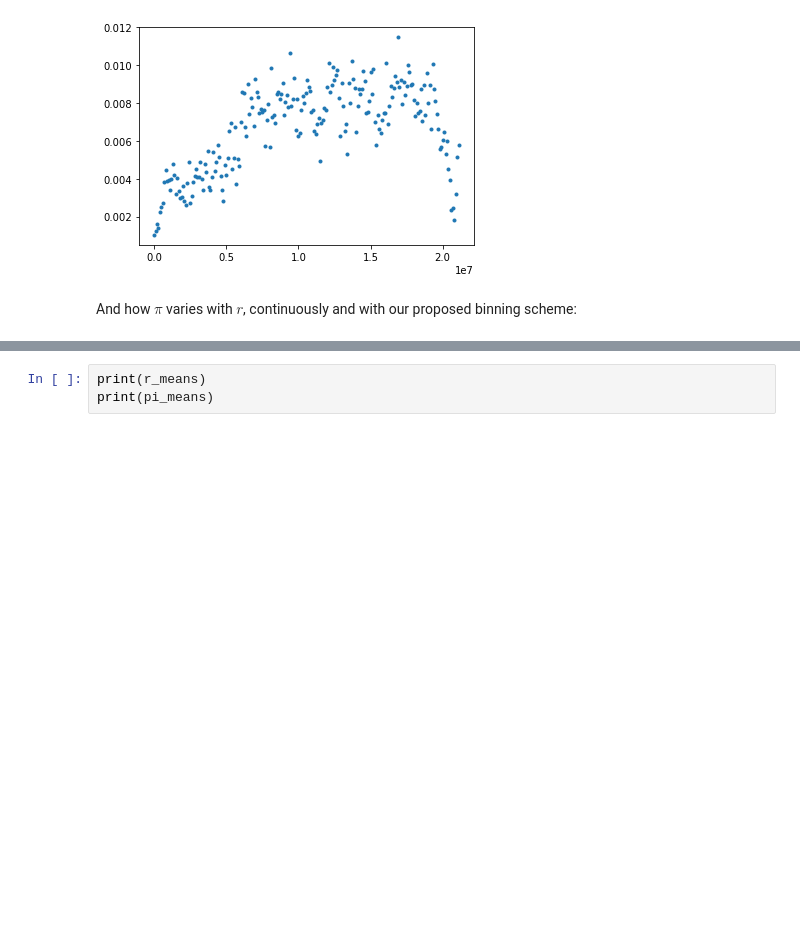
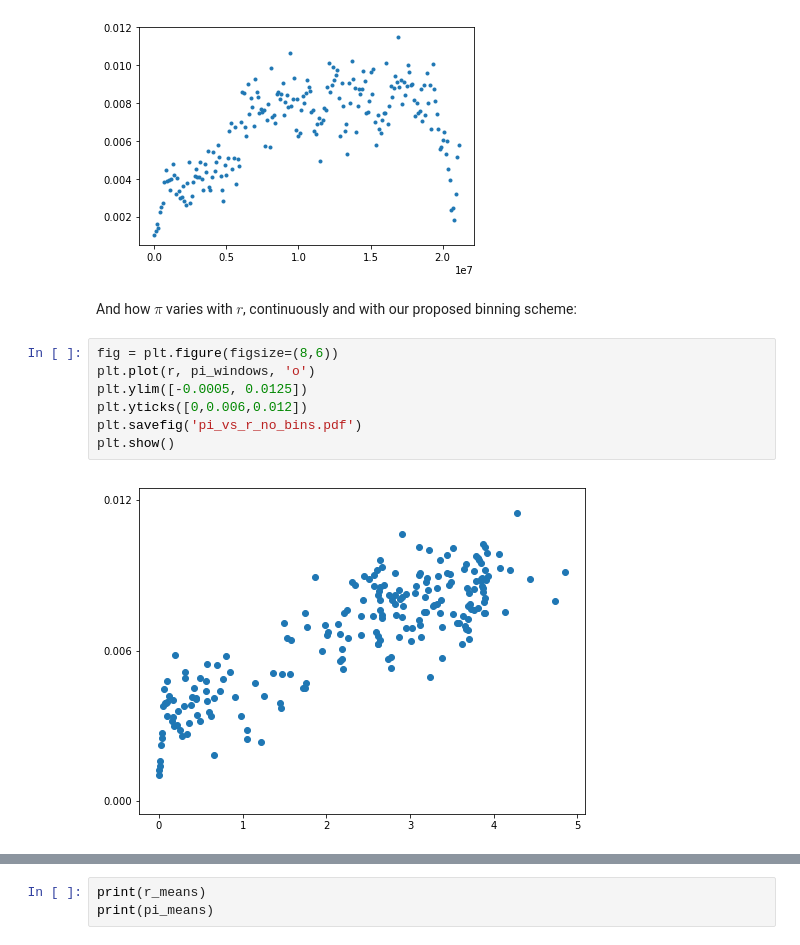
Before and after one commit to dp-rice/multiplemergers, a Jupyter notebook: notebooks/joint_sfs_by_r.ipynb, the cells around one changed output, grey strips where cells are left out. Cells and saved outputs as stored; diff of their text form; blank space fills up the shorter version.

```diff
--- a/notebooks/joint_sfs_by_r.ipynb
+++ b/notebooks/joint_sfs_by_r.ipynb
@@ -162,4 +162,13 @@ plt.show()
 [figure]
 # %% [markdown]
 And how $\pi$ varies with $r$, continuously and with our proposed binning scheme:
+# %%
+fig = plt.figure(figsize=(8,6))
+plt.plot(r, pi_windows, 'o')
+plt.ylim([-0.0005, 0.0125])
+plt.yticks([0,0.006,0.012])
+plt.savefig('pi_vs_r_no_bins.pdf')
+plt.show()
+# %% [output]
+[figure, added]
 # %%
```
Also changed, not shown: parts of 20 cells of this notebook, 3 other files.
